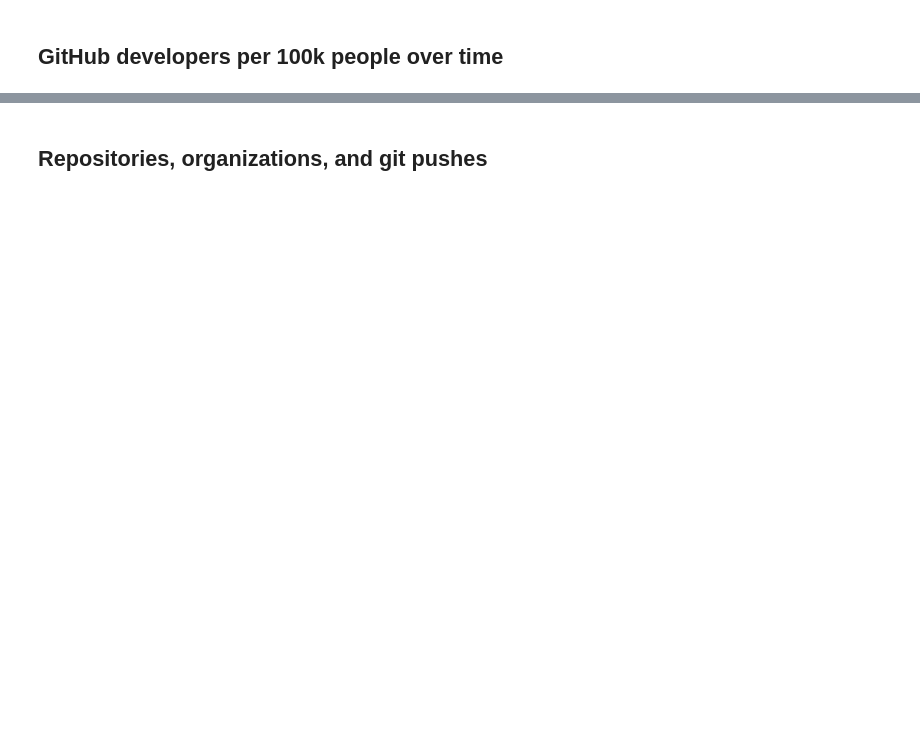
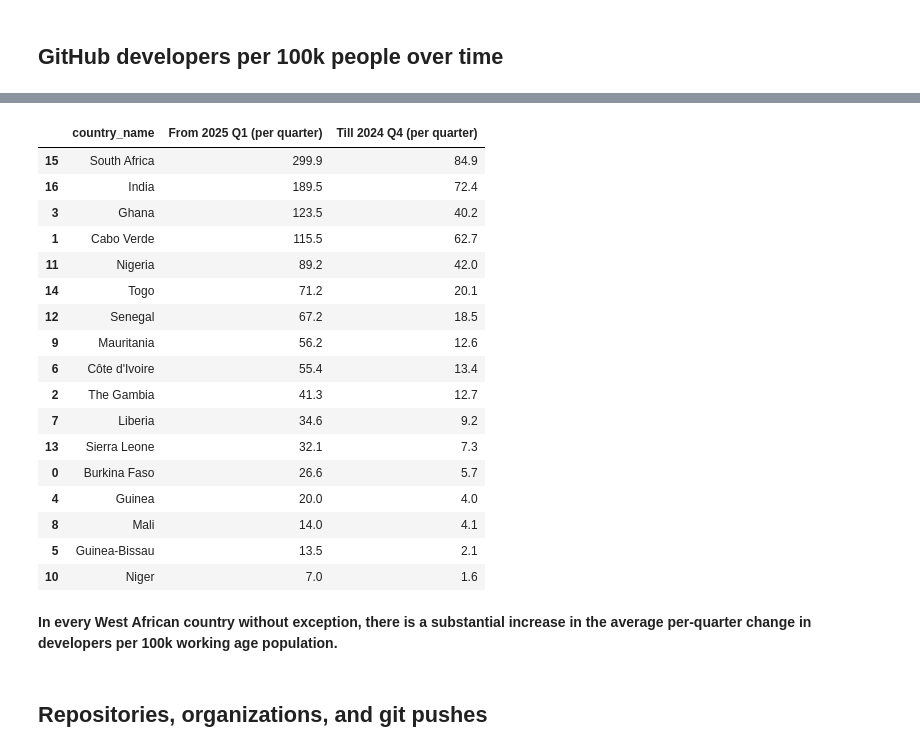
Before and after one commit to datapartnership/west-africa-labor-market-analysis, a Jupyter notebook: notebooks/github-trends/software-development.ipynb, the cells around one changed output, grey strips where cells are left out. Saved outputs shown, nothing was run; the diff lists cells and outputs as text; code cells hidden in the pictures; blank space fills up the shorter version.

```diff
--- a/notebooks/github-trends/software-development.ipynb
+++ b/notebooks/github-trends/software-development.ipynb
@@ -228,3 +290,72 @@ attaviz.add_caption(developers_chart, POPULATION_NOTE)
+# %%
+COPILOT_ACCESS_QUARTER = pd.Timestamp("2024-10-01")
+
+
+def quarterly_slope(data: pd.DataFrame) -> float:
+    """Return the least-squares change in developers per 100k per quarter."""
+    quarter_index = data["year"] * 4 + data["quarter"]
+    centered_quarters = quarter_index - quarter_index.mean()
+    centered_developers = (
+        data["developers_per_100k"] - data["developers_per_100k"].mean()
+    )
+    return (centered_quarters * centered_developers).sum() / (
+        centered_quarters**2
+    ).sum()
+
+
+growth_rates = []
+for country_name, country_data in developers.groupby("country_name", sort=False):
+    periods = {
+        "Till 2024 Q4": country_data.loc[
+            country_data["quarter_start"] <= COPILOT_ACCESS_QUARTER
+        ],
+        "From 2025 Q1": country_data.loc[
+            country_data["quarter_start"] > COPILOT_ACCESS_QUARTER
+        ],
+    }
+    for period, period_data in periods.items():
+        growth_rates.append(
+            {
+                "country_name": country_name,
+                "period": period,
+                "slope_per_quarter": quarterly_slope(period_data),
+            }
+        )
+
+developers_growth_rates = (
+    pd.DataFrame(growth_rates)
+    .pivot(index="country_name", columns="period", values="slope_per_quarter")
+    .reindex(COUNTRY_ORDER)
+    .rename_axis(None, axis="columns")
+    .rename(columns={
+        "Till 2024 Q4": "Till 2024 Q4 (per quarter)",
+        "From 2025 Q1": "From 2025 Q1 (per quarter)",
+    })
+    .round(1)
+)
+
+developers_growth_rates.reset_index().sort_values(by="From 2025 Q1 (per quarter)", ascending=False)
+# %% [output]
+|  | country_name | From 2025 Q1 (per quarter) | Till 2024 Q4 (per quarter) |
+| 15 | South Africa | 299.9 | 84.9 |
+| 16 | India | 189.5 | 72.4 |
+| 3 | Ghana | 123.5 | 40.2 |
+| 1 | Cabo Verde | 115.5 | 62.7 |
+| 11 | Nigeria | 89.2 | 42.0 |
+| 14 | Togo | 71.2 | 20.1 |
+| 12 | Senegal | 67.2 | 18.5 |
+| 9 | Mauritania | 56.2 | 12.6 |
+| 6 | Côte d'Ivoire | 55.4 | 13.4 |
+| 2 | The Gambia | 41.3 | 12.7 |
+| 7 | Liberia | 34.6 | 9.2 |
+| 13 | Sierra Leone | 32.1 | 7.3 |
+| 0 | Burkina Faso | 26.6 | 5.7 |
+| 4 | Guinea | 20.0 | 4.0 |
+| 8 | Mali | 14.0 | 4.1 |
+| 5 | Guinea-Bissau | 13.5 | 2.1 |
+| 10 | Niger | 7.0 | 1.6 |
+# %% [markdown]
+**In every West African country without exception, there is a substantial increase in the average per-quarter change in developers per 100k working age population.**
 # %% [markdown]
 ## Repositories, organizations, and git pushes
 # %%
```
Also changed, not shown: parts of 7 cells of this notebook, 11 other files.
